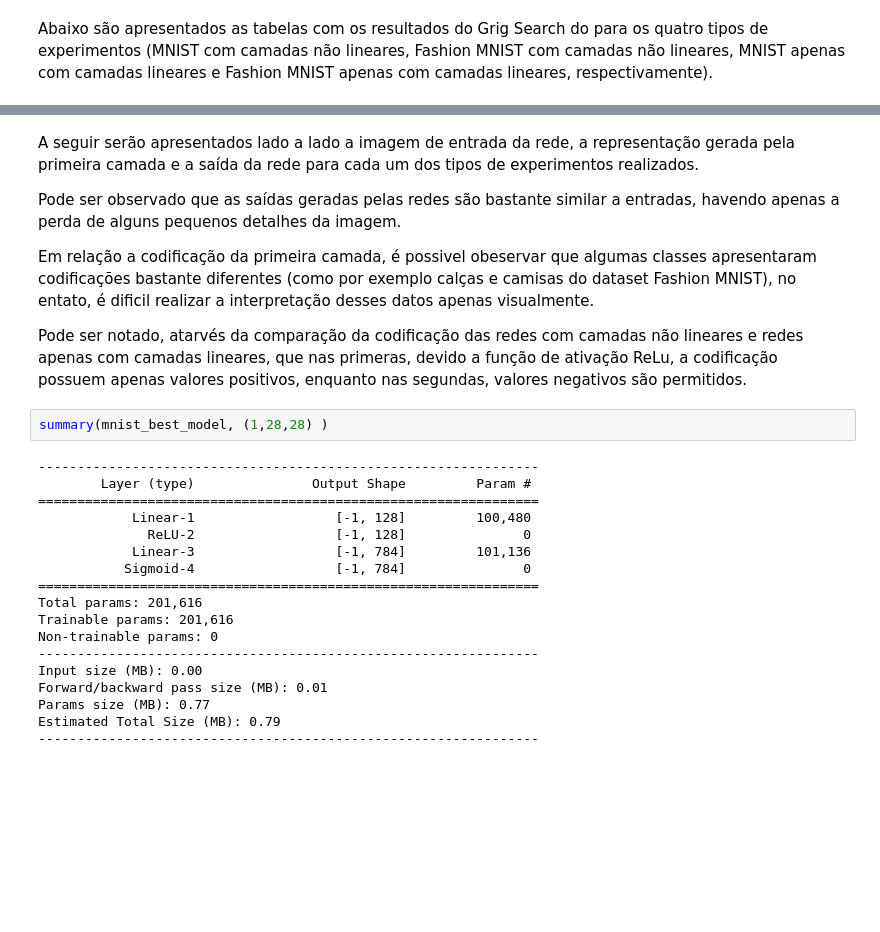
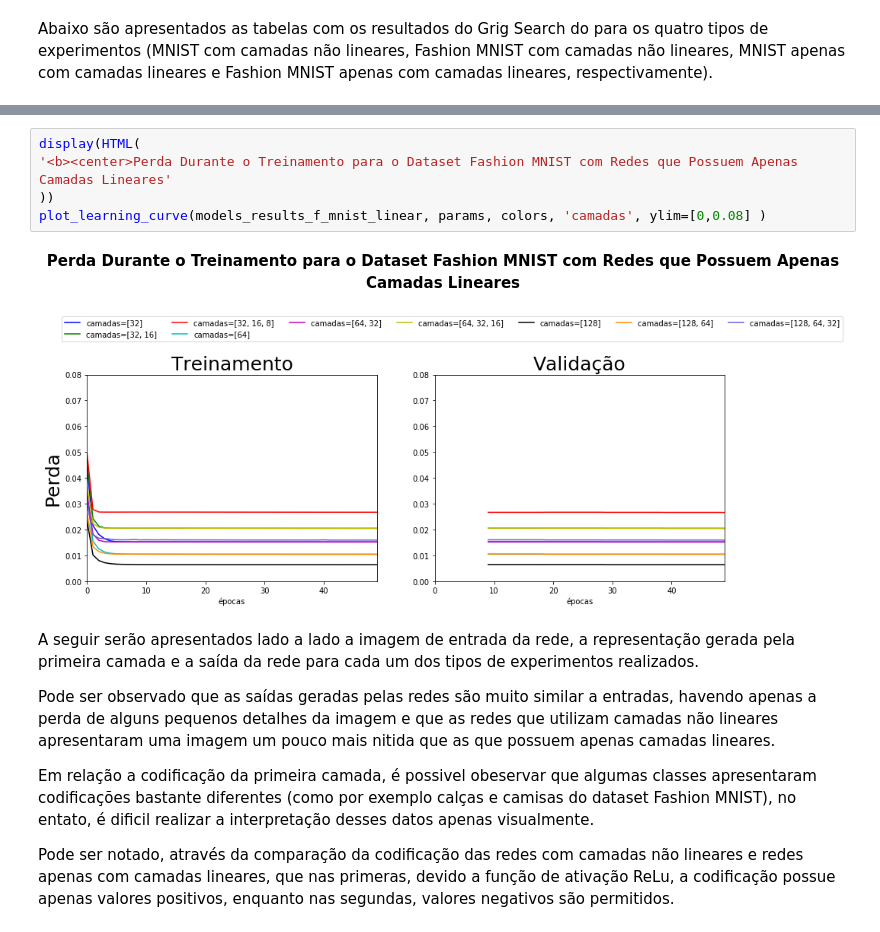
Before and after one commit to felipe-samuel/ExperimentosMLP, a Jupyter notebook: project_04-autoencoder_experiments.ipynb, the cells around one changed output, grey strips where cells are left out. Drawn from its saved outputs; the diff is of its cells as text; blank space fills up the shorter version.

```diff
--- a/project_04-autoencoder_experiments.ipynb
+++ b/project_04-autoencoder_experiments.ipynb
@@ -518,28 +458,16 @@ plot_learning_curve(models_results_f_mnist_linear, params, colors, 'camadas', yl
+# %%
+display(HTML(
+'<b><center>Perda Durante o Treinamento para o Dataset Fashion MNIST com Redes que Possuem Apenas Camadas Lineares'
+))
+plot_learning_curve(models_results_f_mnist_linear, params, colors, 'camadas', ylim=[0,0.08] )
+# %% [output]
+Perda Durante o Treinamento para o Dataset Fashion MNIST com Redes que Possuem Apenas Camadas Lineares
+[figure, added]
 # %% [markdown]
 A seguir serão apresentados lado a lado a imagem de entrada da rede, a representação gerada pela primeira camada e a saída da rede para cada um dos tipos de experimentos realizados.
 
-Pode ser observado que as saídas geradas pelas redes são bastante similar a entradas, havendo apenas a perda de alguns pequenos detalhes da imagem.
+Pode ser observado que as saídas geradas pelas redes são muito similar a entradas, havendo apenas a perda de alguns pequenos detalhes da imagem e que as redes que utilizam camadas não lineares apresentaram uma imagem um pouco mais nitida que as que possuem apenas camadas lineares.
 
 Em relação a codificação da primeira camada, é possivel obeservar que algumas classes apresentaram codificações bastante diferentes (como por exemplo calças e camisas do dataset Fashion MNIST), no entato, é dificil realizar a interpretação desses datos apenas visualmente.
 
-Pode ser notado, atarvés da comparação da codificação das redes com camadas não lineares e redes apenas com camadas lineares, que nas primeras, devido a função de ativação ReLu, a codificação possuem apenas valores positivos, enquanto nas segundas, valores negativos são permitidos.
+Pode ser notado, através da comparação da codificação das redes com camadas não lineares e redes apenas com camadas lineares, que nas primeras, devido a função de ativação ReLu, a codificação possue apenas valores positivos, enquanto nas segundas, valores negativos são permitidos.
-# %%
-summary(mnist_best_model, (1,28,28) )
-# %% [output]
-----------------------------------------------------------------
-        Layer (type)               Output Shape         Param #
-================================================================
-            Linear-1                  [-1, 128]         100,480
-              ReLU-2                  [-1, 128]               0
-            Linear-3                  [-1, 784]         101,136
-           Sigmoid-4                  [-1, 784]               0
-================================================================
-Total params: 201,616
-Trainable params: 201,616
-Non-trainable params: 0
-----------------------------------------------------------------
-Input size (MB): 0.00
-Forward/backward pass size (MB): 0.01
-Params size (MB): 0.77
-Estimated Total Size (MB): 0.79
-----------------------------------------------------------------
```
Also changed, not shown: parts of 49 cells of this notebook.
